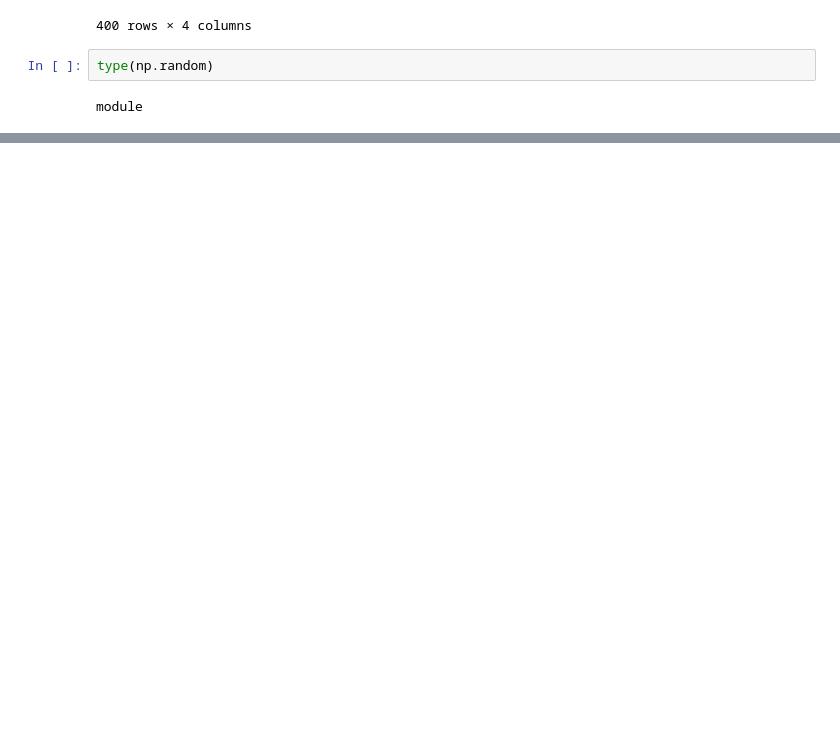
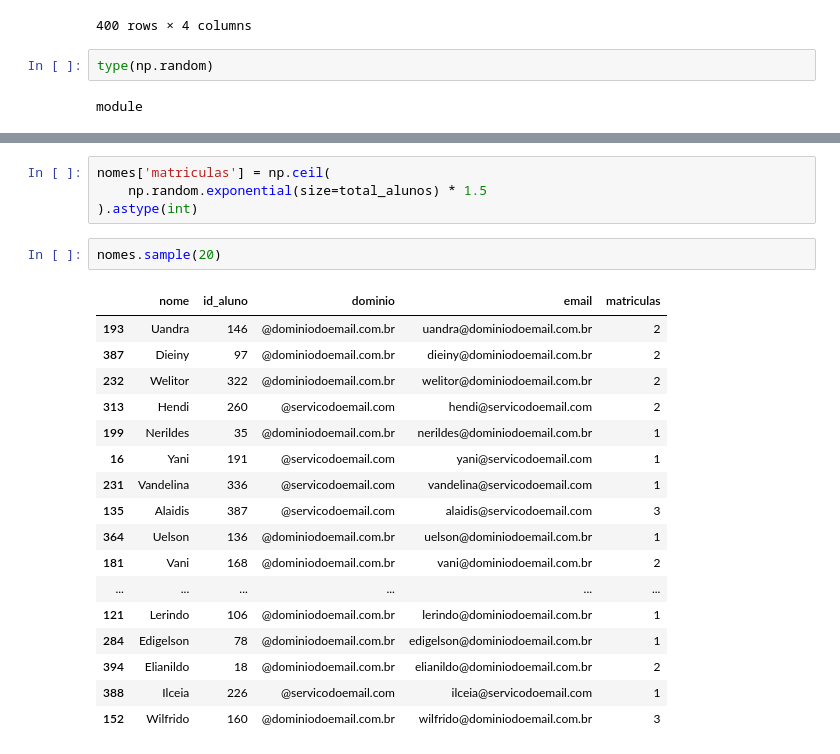
Before and after one commit to josenaldo/alura-ds1-pandas-formatos-diferentes-de-entrada-e-saida-io, a Jupyter notebook: notebook/pandas-io.ipynb, the cells around one changed output, grey strips where cells are left out. Saved outputs shown, nothing was run; the diff lists cells and outputs as text; blank space fills up the shorter version.

```diff
--- a/notebook/pandas-io.ipynb
+++ b/notebook/pandas-io.ipynb
@@ -141,0 +321,24 @@ module
+# %%
+nomes['matriculas'] = np.ceil(
+    np.random.exponential(size=total_alunos) * 1.5
+).astype(int)
+# %%
+nomes.sample(20)
+# %% [output]
+|  | nome | id_aluno | dominio | email | matriculas |
+| 193 | Uandra | 146 | @dominiodoemail.com.br | uandra@dominiodoemail.com.br | 2 |
+| 387 | Dieiny | 97 | @dominiodoemail.com.br | dieiny@dominiodoemail.com.br | 2 |
+| 232 | Welitor | 322 | @dominiodoemail.com.br | welitor@dominiodoemail.com.br | 2 |
+| 313 | Hendi | 260 | @servicodoemail.com | hendi@servicodoemail.com | 2 |
+| 199 | Nerildes | 35 | @dominiodoemail.com.br | nerildes@dominiodoemail.com.br | 1 |
+| 16 | Yani | 191 | @servicodoemail.com | yani@servicodoemail.com | 1 |
+| 231 | Vandelina | 336 | @servicodoemail.com | vandelina@servicodoemail.com | 1 |
+| 135 | Alaidis | 387 | @servicodoemail.com | alaidis@servicodoemail.com | 3 |
+| 364 | Uelson | 136 | @dominiodoemail.com.br | uelson@dominiodoemail.com.br | 1 |
+| 181 | Vani | 168 | @dominiodoemail.com.br | vani@dominiodoemail.com.br | 2 |
+| ... | ... | ... | ... | ... | ... |
+| 121 | Lerindo | 106 | @dominiodoemail.com.br | lerindo@dominiodoemail.com.br | 1 |
+| 284 | Edigelson | 78 | @dominiodoemail.com.br | edigelson@dominiodoemail.com.br | 1 |
+| 394 | Elianildo | 18 | @dominiodoemail.com.br | elianildo@dominiodoemail.com.br | 2 |
+| 388 | Ilceia | 226 | @servicodoemail.com | ilceia@servicodoemail.com | 1 |
+| 152 | Wilfrido | 160 | @dominiodoemail.com.br | wilfrido@dominiodoemail.com.br | 3 |
```
Also changed, not shown: parts of 24 cells of this notebook, 5 other files.
